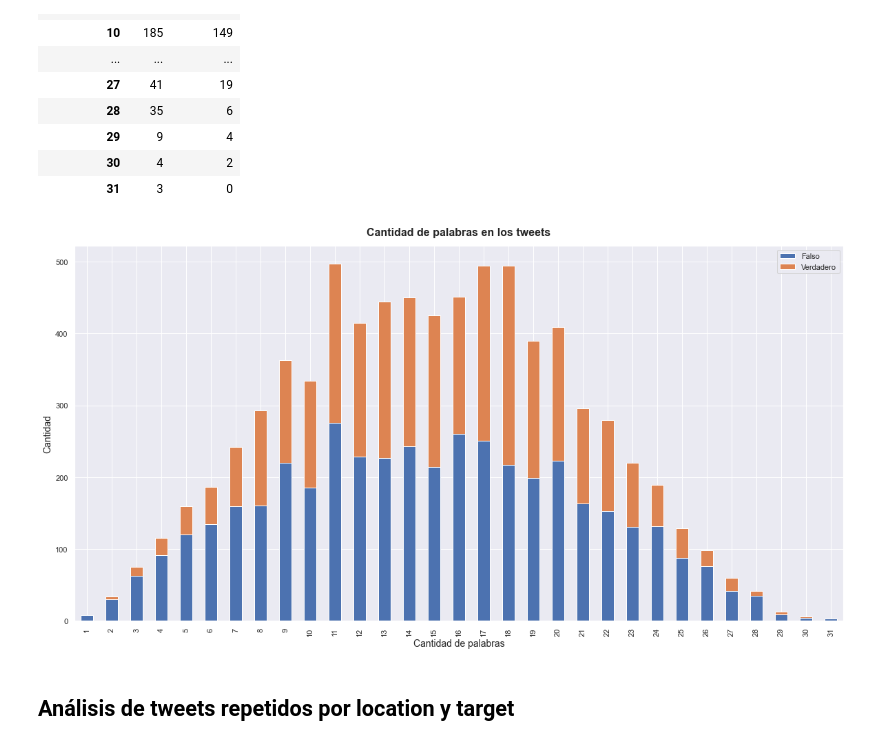
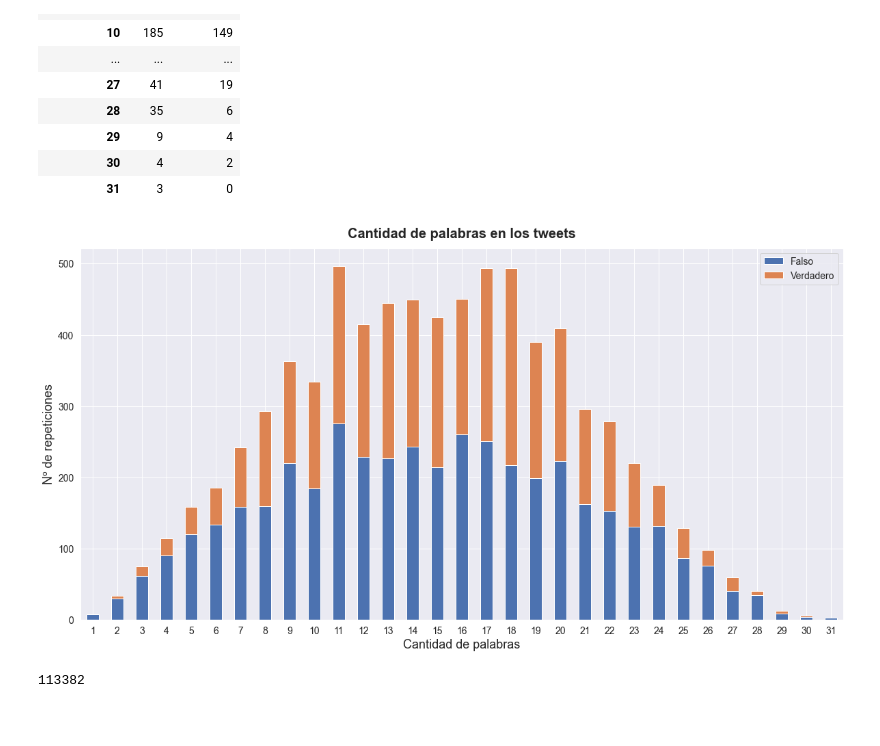
Before and after one commit to tporganizaciondedatos1c2020/TP1, a Jupyter notebook: AnalisisDePalabras.ipynb, the cells around one changed output. Saved outputs shown, nothing was run; the diff lists cells and outputs as text; code cells hidden in the pictures; blank space fills up the shorter version.

```diff
--- a/AnalisisDePalabras.ipynb
+++ b/AnalisisDePalabras.ipynb
@@ -7,9 +7,10 @@
 #Hacemos un fillna porque a la hora de hacer group by, buscar duplicados o hacer un pivot
 #los NaN generan un mal resultado
 
-grupo = dataset.fillna(value='NaN')
+dataset = dataset.fillna(value='NaN')
 
-# Normalizamos el texto
+# Definimos la función para normalizar el texto (decodificar caracteres raros,
+# eliminar newlines y similares, y eliminar los caracteres HTML)
 def normalizar_texto (texto) :
     if(pd.isnull(texto)) :
         return texto
@@ -24,8 +25,9 @@ def normalizar_texto (texto) :
         texto = texto.encode('latin1').decode('utf8', 'ignore')
         return texto
 
-grupo['texto_normalizado'] = grupo.text.apply(lambda x : normalizar_texto(x))
-grupo['cant_palabras'] = grupo.texto_normalizado.str.count(' ') + 1
-grupo['cant_parrafos'] = grupo.text.str.count('\n') + 1
-# grupo.keyword = grupo.keyword.apply(lambda x : normalizar_texto(x))
-# grupo.location = grupo.location.apply(lambda x : normalizar_texto(x))
+#Agregamos la columna del texto procesado junto con la cantidad de parrafos y de palabras de ese texto
+dataset['texto_normalizado'] = dataset.text.apply(lambda x : normalizar_texto(x))
+dataset['cant_palabras'] = dataset.texto_normalizado.str.count(' ') + 1
+dataset['cant_parrafos'] = dataset.text.str.count('\n') + 1
+# dataset.keyword = dataset.keyword.apply(lambda x : normalizar_texto(x))
+# dataset.location = dataset.location.apply(lambda x : normalizar_texto(x))
@@ -32,18 +70,15 @@ grupo['cant_parrafos'] = grupo.text.str.count('\n') + 1
 # %%
-#Tweets y cant de palabras con dist verdadero/falso
 #Tweets y cantidad de parrafos con dist verdadero/falso
-
-
-grupo1 = grupo.groupby(['cant_palabras', 'target']).agg({'text':'count'})
-grupo1.columns = ['repeticiones']
-grupo1 = grupo1.reset_index()
+grupoCantPalabras = dataset.groupby(['cant_palabras', 'target']).agg({'text':'count'})
+grupoCantPalabras.columns = ['repeticiones']
+grupoCantPalabras = grupoCantPalabras.reset_index()
 
 # Hacemos un pivot de la tabla para ver los resultados repetidos de mejor manera
-grupo1 = grupo1.pivot_table(index = ['cant_palabras'],\
+grupoCantPalabras = grupoCantPalabras.pivot_table(index = 'cant_palabras',\
      columns = 'target', values = 'repeticiones', fill_value = 0)
-grupo1.columns = ['Falso', 'Verdadero']
+grupoCantPalabras.columns = ['Falso', 'Verdadero']
 
-grupo1
+grupoCantPalabras
 # %% [output]
 |  | Falso | Verdadero |
 | cant_palabras |  |  |
@@ -64,18 +99,19 @@ grupo1
 | 30 | 4 | 2 |
 | 31 | 3 | 0 |
 # %%
-
-sns.set()
 fig, ax = plt.subplots()
-grupo.plot.bar(ax = ax, stacked = True)
-ax.set_ylabel('Cantidad',fontsize=14)
-plt.xlabel("Cantidad de palabras",fontsize=14)
-ax.set_title('Cantidad de palabras en los tweets',\
-             fontsize=16,fontweight='bold', pad = 15)
+grupoCantPalabras.plot.bar(ax = ax, stacked = True)
+plt.ylabel('Nº de repeticiones')
+plt.xlabel("Cantidad de palabras")
+plt.title('Cantidad de palabras en los tweets', pad = 15)
+plt.xticks(rotation=0)
 plt.show()
 # fig.savefig('figure.png')
 # %% [output]
-[figure, old version]
+[figure, new version]
-# %% [markdown]
-## Análisis de tweets repetidos por location y target
+# %%
+#Cantidad total de palabras
+len(' '.join(grupo.texto_normalizado).lower().split())
+# %% [output]
+113382
 # %%
```
Also changed, not shown: parts of 6 cells of this notebook, 8 other files.
